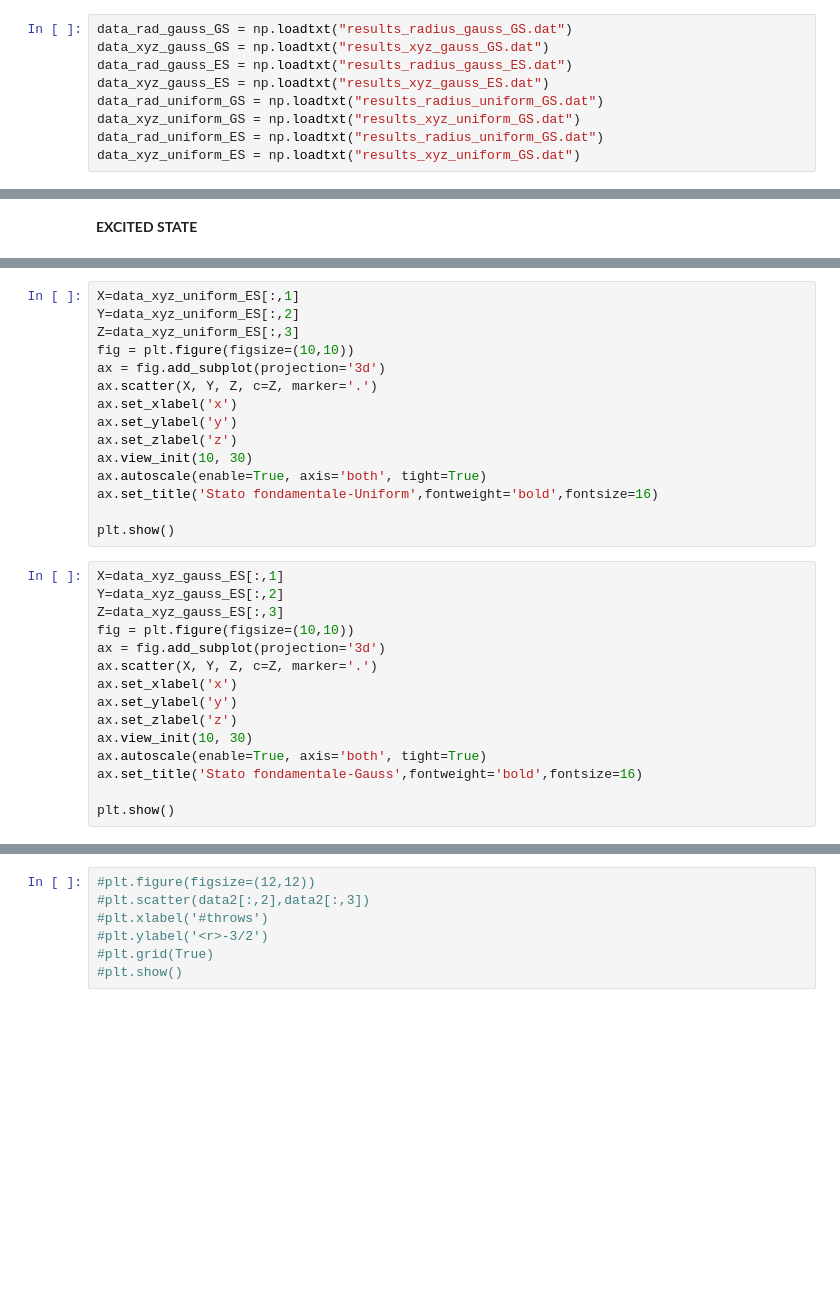
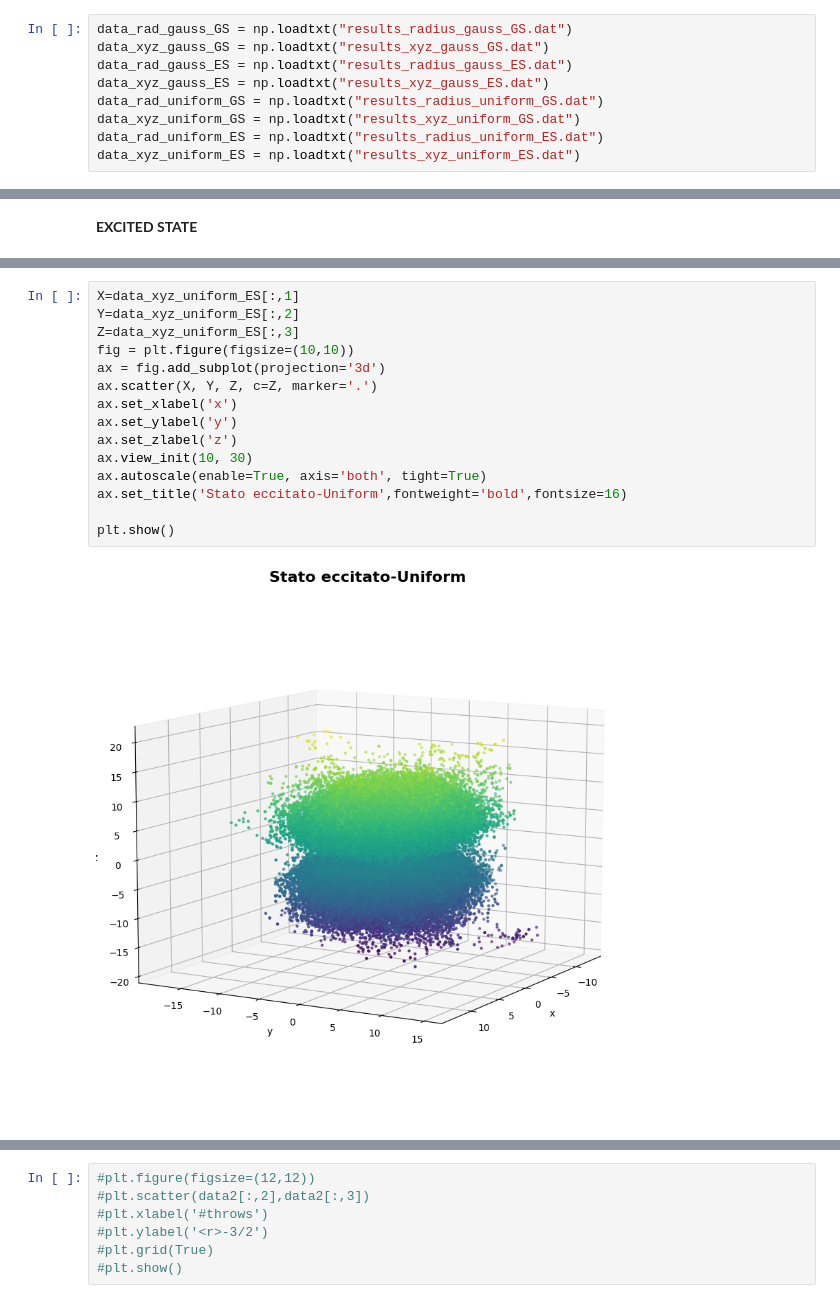
Before and after one commit to francescogrienti/NumericalSimulationLaboratory, a Jupyter notebook: LSN_lecture_05/exercise_5_01.ipynb, the cells around one changed output, grey strips where cells are left out. Cells and saved outputs as stored; diff of their text form; blank space fills up the shorter version.

```diff
--- a/LSN_lecture_05/exercise_5_01.ipynb
+++ b/LSN_lecture_05/exercise_5_01.ipynb
@@ -11,5 +11,5 @@ data_rad_gauss_ES = np.loadtxt("results_radius_gauss_ES.dat")
 data_xyz_gauss_ES = np.loadtxt("results_xyz_gauss_ES.dat")
 data_rad_uniform_GS = np.loadtxt("results_radius_uniform_GS.dat")
 data_xyz_uniform_GS = np.loadtxt("results_xyz_uniform_GS.dat")
-data_rad_uniform_ES = np.loadtxt("results_radius_uniform_GS.dat")
-data_xyz_uniform_ES = np.loadtxt("results_xyz_uniform_GS.dat")
+data_rad_uniform_ES = np.loadtxt("results_radius_uniform_ES.dat")
+data_xyz_uniform_ES = np.loadtxt("results_xyz_uniform_ES.dat")
@@ -105,30 +120,17 @@ plt.show()
 # %%
 X=data_xyz_uniform_ES[:,1]
 Y=data_xyz_uniform_ES[:,2]
 Z=data_xyz_uniform_ES[:,3]
 fig = plt.figure(figsize=(10,10))
 ax = fig.add_subplot(projection='3d')
 ax.scatter(X, Y, Z, c=Z, marker='.')
 ax.set_xlabel('x')
 ax.set_ylabel('y')
 ax.set_zlabel('z')
 ax.view_init(10, 30)
 ax.autoscale(enable=True, axis='both', tight=True)
-ax.set_title('Stato fondamentale-Uniform',fontweight='bold',fontsize=16)
+ax.set_title('Stato eccitato-Uniform',fontweight='bold',fontsize=16)
 
 plt.show()
+# %% [output]
+[figure, added]
-# %%
-X=data_xyz_gauss_ES[:,1]
-Y=data_xyz_gauss_ES[:,2]
-Z=data_xyz_gauss_ES[:,3]
-fig = plt.figure(figsize=(10,10))
-ax = fig.add_subplot(projection='3d')
-ax.scatter(X, Y, Z, c=Z, marker='.')
-ax.set_xlabel('x')
-ax.set_ylabel('y')
-ax.set_zlabel('z')
-ax.view_init(10, 30)
-ax.autoscale(enable=True, axis='both', tight=True)
-ax.set_title('Stato fondamentale-Gauss',fontweight='bold',fontsize=16)
-
-plt.show()
```
Also changed, not shown: parts of 10 cells of this notebook, 11 other files.
